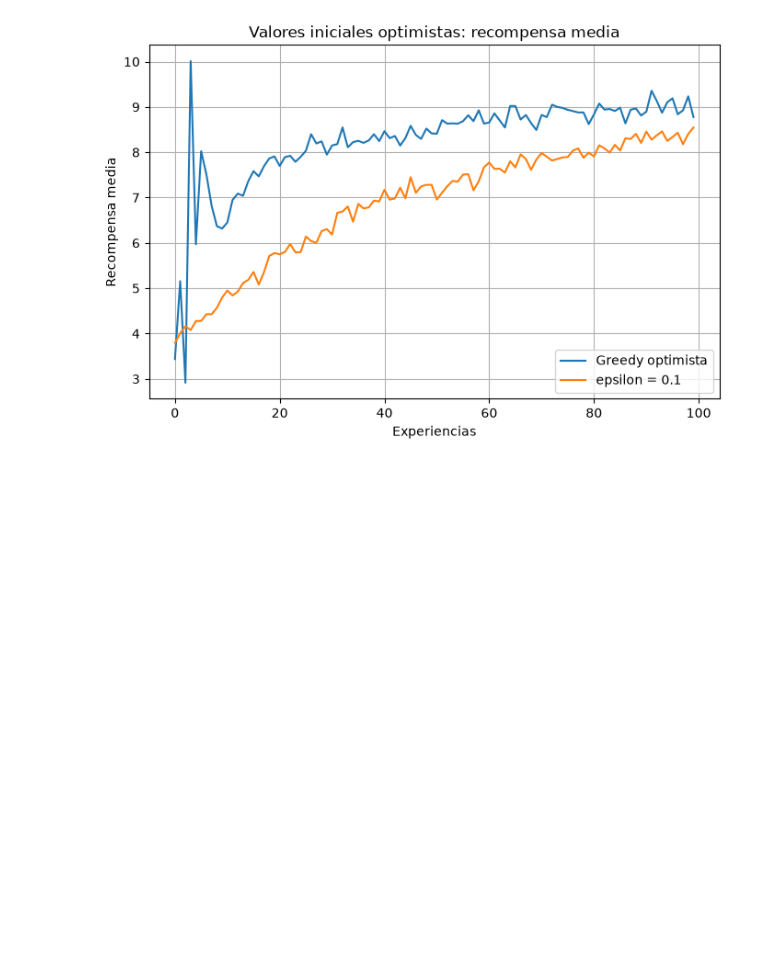
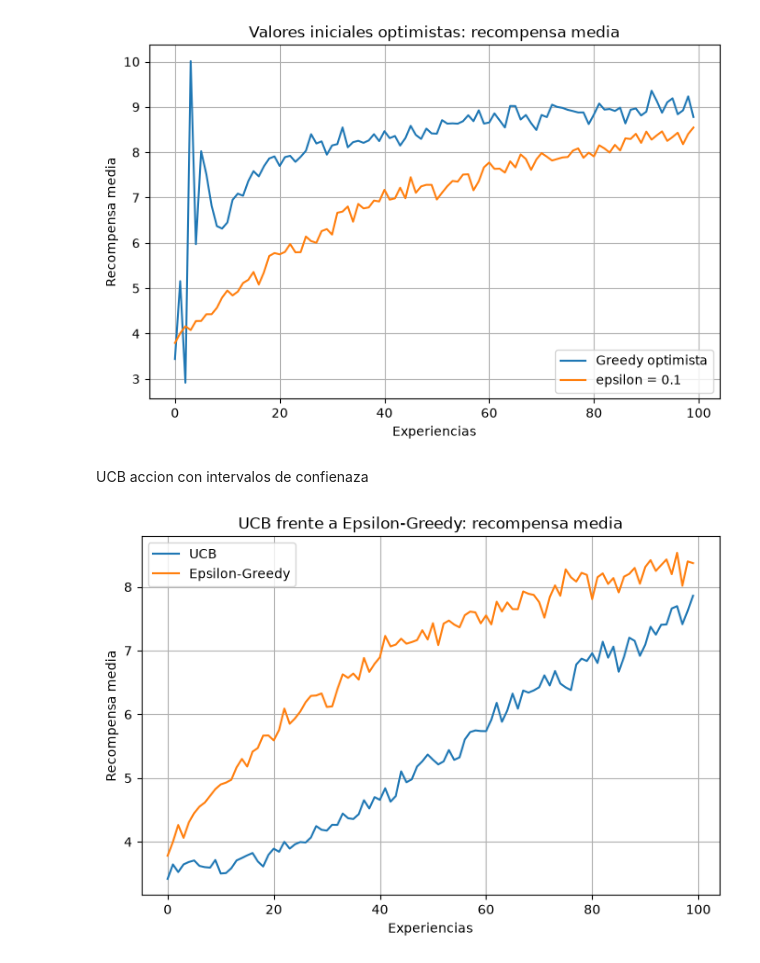
Before and after one commit to nicolasDavalos/sis420_2_2026_davalos_nicolas, a Jupyter notebook: examen_2do_parcial/frutito.ipynb, the cells around one changed output. Cells and saved outputs as stored; diff of their text form; code cells hidden in the pictures; blank space fills up the shorter version.

```diff
--- a/examen_2do_parcial/frutito.ipynb
+++ b/examen_2do_parcial/frutito.ipynb
@@ -224,3 +220,5 @@ plt.title('Valores iniciales optimistas: recompensa media')
 plt.show()
 # %% [output]
 [figure]
+# %% [markdown]
+UCB accion con intervalos de confienaza
@@ -226,0 +269,13 @@ plt.show()
+# %%
+plt.figure(figsize=(8, 5))
+for i, e in enumerate(epsilons):
+    etiqueta = 'UCB' if i == 0 else 'Epsilon-Greedy'
+    plt.plot(recompensas_medias[i], label=etiqueta)
+plt.legend()
+plt.grid(True)
+plt.xlabel('Experiencias')
+plt.ylabel('Recompensa media')
+plt.title('UCB frente a Epsilon-Greedy: recompensa media')
+plt.show()
+# %% [output]
+[figure, added]
```
Also changed, not shown: parts of 11 cells of this notebook, 1 other file.
